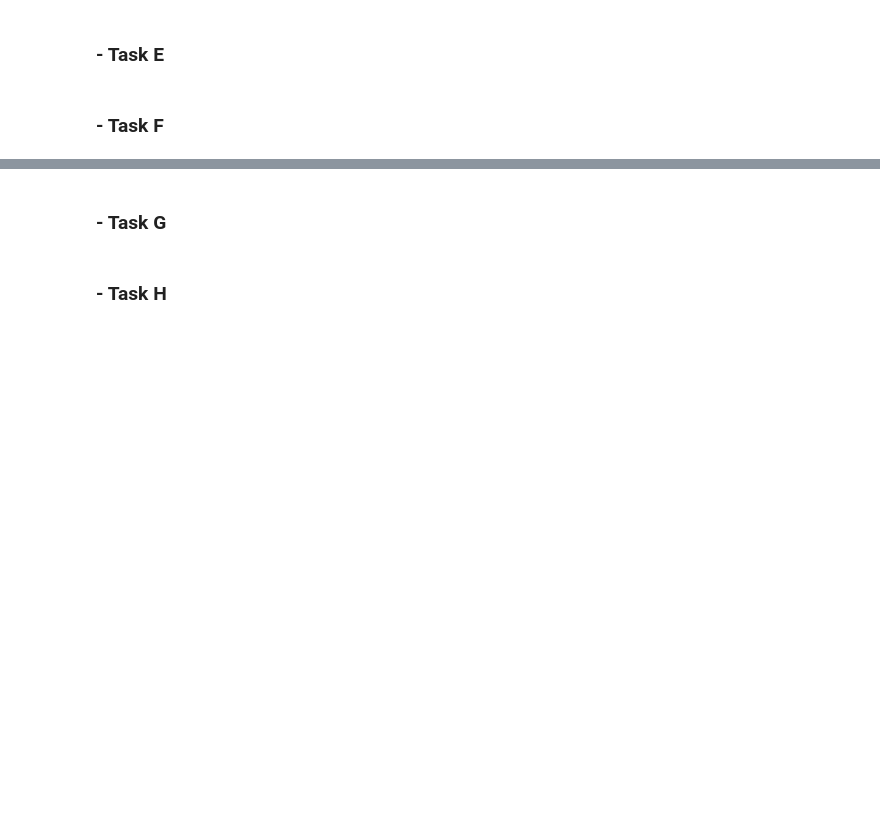
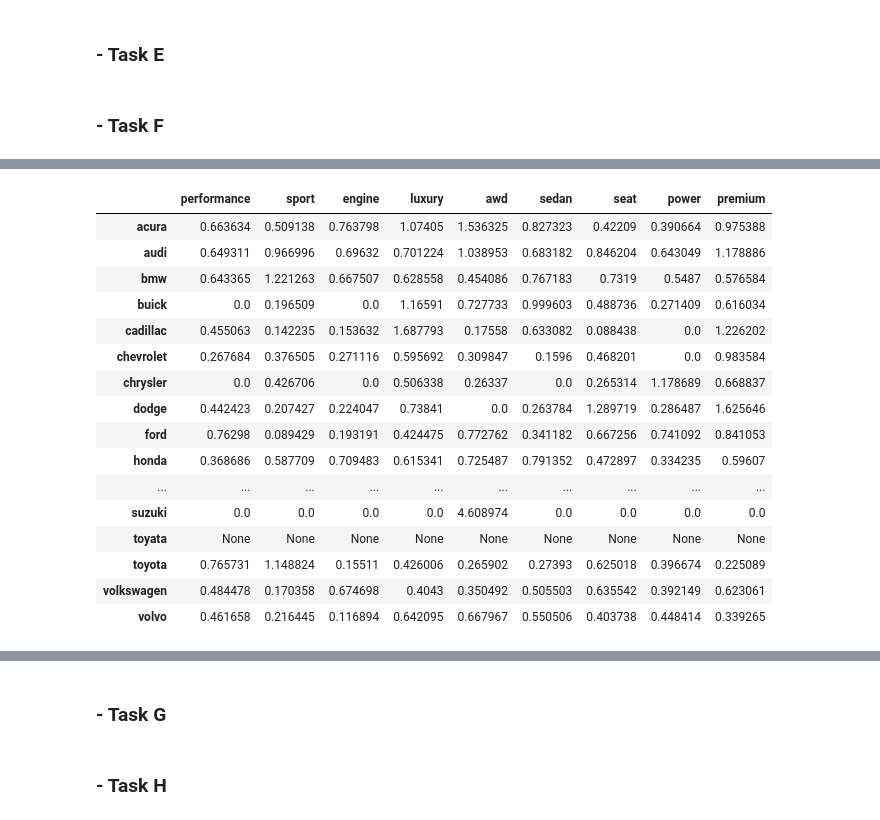
Before and after one commit to biagi0/Unstructured_Data_Projects, a Jupyter notebook: Assignment_One_Consolidated.ipynb, the cells around one changed output, grey strips where cells are left out. Saved outputs shown, nothing was run; the diff lists cells and outputs as text; code cells hidden in the pictures; blank space fills up the shorter version.

```diff
--- a/Assignment_One_Consolidated.ipynb
+++ b/Assignment_One_Consolidated.ipynb
@@ -417,7 +480,7 @@ df = pd.read_csv('edmunds_comments.csv')
 df_brands = pd.read_csv('car_models_and_brands.csv')
 
 # Create a dictionary for faster lookup, where keys are the models and values are the brands
-model_to_brand = dict(zip(car_brands_df['Model'], car_brands_df['Brand']))
+model_to_brand = dict(zip(df_brands['Model'], df_brands['Brand']))
 
 df['Comment'] = df['Comment'].astype(str)
 
@@ -455,7 +518,7 @@ df['Comment'] = df['Comment'].apply(replace_model_with_brand)
 ######## CALCULATE LIFT ##########
 ##################################
 
-brand_list = [brand.lower() for brand in brand_list]
+barnd_list = [brand.lower() for brand in brand_list]
 
 def brand_mentioned(Comment, brand):
     # Use regular expressions to find whole words, ignoring punctuation
@@ -629,3 +700,17 @@ plt.show()
 ### - Task E
 # %% [markdown]
 ### - Task F
+# %%
+# Get the list of unique brands
+unique_brands = df_brands['Brand'].unique()
+
+# Convert to a Python list
+unique_brands_list = unique_brands.tolist()
+
+# Remove specific items one by one
+for item in ['car', 'problem', 'seat', 'sedan']:
+    if item in unique_brands_list:
+        unique_brands_list.remove(item)
+
+# Display the unique brands
+unique_brands_list
@@ -631,0 +735,71 @@ plt.show()
+# %%
+import pandas as pd
+import re
+import itertools
+
+# List of top 5 most common attributes/features
+attribute_list = ['performance', 'sport', 'engine', 'luxury', 'awd', 'sedan', 'seat', 'power', 'premium']
+
+# Function to check if a brand or attribute is mentioned in the comment
+def brand_mentioned(Comment, term):
+    # Use regular expressions to find whole words, ignoring punctuation
+    return bool(re.search(rf'\b{re.escape(term)}\b', Comment))
+
+# Function to check if a brand and attribute are mentioned within 15 words of each other
+def brands_within_15_words(Comment, brand, attribute):
+    words = Comment.split()
+    brand_indices = [i for i, word in enumerate(words) if word == brand]
+    attribute_indices = [i for i, word in enumerate(words) if word == attribute]
+    for i in brand_indices:
+        for j in attribute_indices:
+            if abs(i - j) <= 15:  # Check if they are within 15 words
+                return True
+    return False
+
+# Dictionary to store the lift values
+lift_values = {}
+
+# Create a DataFrame to store the lift values with brands as rows and attributes as columns
+lift_df = pd.DataFrame(index=unique_brands_list, columns=attribute_list)
+
+# Calculate lift for each brand and attribute pair
+total_Comments = len(df)
+
+for brand in unique_brands_list:
+    for attribute in attribute_list:
+        # Count the number of Comments that mention both the brand and the attribute within 15 words of each other
+        Comments_with_both = df['Comment'].apply(lambda Comment: brands_within_15_words(Comment, brand, attribute)).sum()
+
+        # Count the number of Comments that mention the brand at least once
+        Comments_with_brand = df['Comment'].apply(lambda Comment: brand_mentioned(Comment, brand)).sum()
+
+        # Count the number of Comments that mention the attribute at least once
+        Comments_with_attribute = df['Comment'].apply(lambda Comment: brand_mentioned(Comment, attribute)).sum()
+
+        # Calculate the lift
+        if Comments_with_brand > 0 and Comments_with_attribute > 0:
+            lift = (total_Comments * Comments_with_both) / (Comments_with_brand * Comments_with_attribute)
+            lift_df.loc[brand, attribute] = lift  # Store the lift value in the DataFrame
+        else:
+            lift_df.loc[brand, attribute] = None  # Set as None if no lift value can be calculated
+
+# Display the lift table
+lift_df
+# %% [output]
+|  | performance | sport | engine | luxury | awd | sedan | seat | power | premium |
+| acura | 0.663634 | 0.509138 | 0.763798 | 1.07405 | 1.536325 | 0.827323 | 0.42209 | 0.390664 | 0.975388 |
+| audi | 0.649311 | 0.966996 | 0.69632 | 0.701224 | 1.038953 | 0.683182 | 0.846204 | 0.643049 | 1.178886 |
+| bmw | 0.643365 | 1.221263 | 0.667507 | 0.628558 | 0.454086 | 0.767183 | 0.7319 | 0.5487 | 0.576584 |
+| buick | 0.0 | 0.196509 | 0.0 | 1.16591 | 0.727733 | 0.999603 | 0.488736 | 0.271409 | 0.616034 |
+| cadillac | 0.455063 | 0.142235 | 0.153632 | 1.687793 | 0.17558 | 0.633082 | 0.088438 | 0.0 | 1.226202 |
+| chevrolet | 0.267684 | 0.376505 | 0.271116 | 0.595692 | 0.309847 | 0.1596 | 0.468201 | 0.0 | 0.983584 |
+| chrysler | 0.0 | 0.426706 | 0.0 | 0.506338 | 0.26337 | 0.0 | 0.265314 | 1.178689 | 0.668837 |
+| dodge | 0.442423 | 0.207427 | 0.224047 | 0.73841 | 0.0 | 0.263784 | 1.289719 | 0.286487 | 1.625646 |
+| ford | 0.76298 | 0.089429 | 0.193191 | 0.424475 | 0.772762 | 0.341182 | 0.667256 | 0.741092 | 0.841053 |
+| honda | 0.368686 | 0.587709 | 0.709483 | 0.615341 | 0.725487 | 0.791352 | 0.472897 | 0.334235 | 0.59607 |
+| ... | ... | ... | ... | ... | ... | ... | ... | ... | ... |
+| suzuki | 0.0 | 0.0 | 0.0 | 0.0 | 4.608974 | 0.0 | 0.0 | 0.0 | 0.0 |
+| toyata | None | None | None | None | None | None | None | None | None |
+| toyota | 0.765731 | 1.148824 | 0.15511 | 0.426006 | 0.265902 | 0.27393 | 0.625018 | 0.396674 | 0.225089 |
+| volkswagen | 0.484478 | 0.170358 | 0.674698 | 0.4043 | 0.350492 | 0.505503 | 0.635542 | 0.392149 | 0.623061 |
+| volvo | 0.461658 | 0.216445 | 0.116894 | 0.642095 | 0.667967 | 0.550506 | 0.403738 | 0.448414 | 0.339265 |
```
Also changed, not shown: parts of 15 cells of this notebook, 5 other files.
